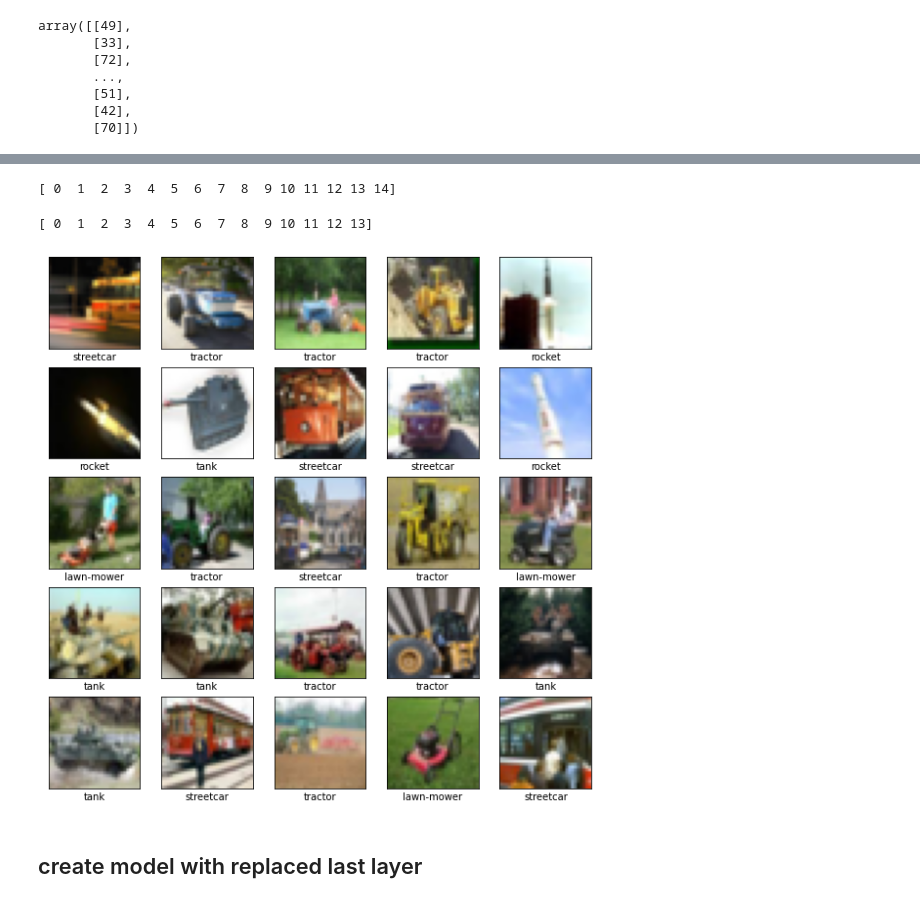
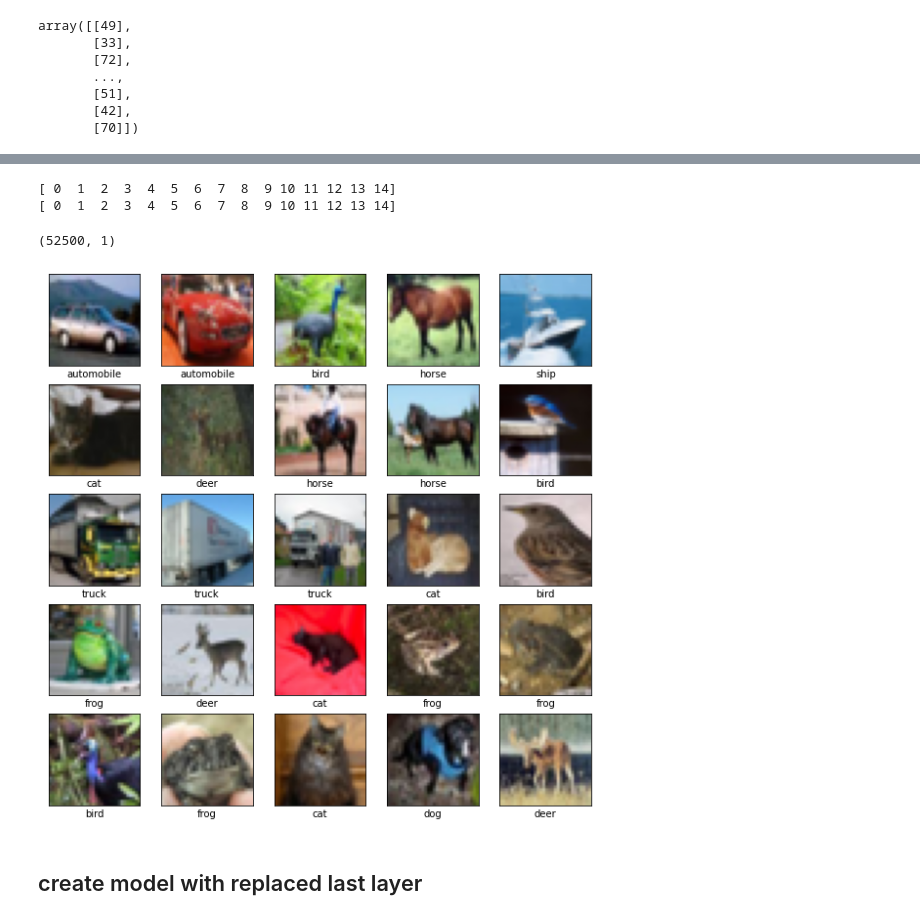
Before and after one commit to ujnomw/neural-networks, a Jupyter notebook: cnn_cifar.ipynb, the cells around one changed output, grey strips where cells are left out. Saved outputs shown, nothing was run; the diff lists cells and outputs as text; code cells hidden in the pictures.

```diff
--- a/cnn_cifar.ipynb
+++ b/cnn_cifar.ipynb
@@ -58,3 +60,7 @@ plt.show()
+# %%
+#split train to train & val
+
+train_images, val_images, train_labels, val_labels = train_test_split(train_images, train_labels, test_size=0.25, random_state=1)
 # %% [markdown]
 # CREATE CNN
 # %%
@@ -159,3 +198,5 @@ test:
 # %%
 from keras.datasets import cifar100
 (train_images100, train_labels100), (test_images100, test_labels100) = cifar100.load_data(label_mode= 'fine')
+# Normalize pixel values to be between 0 and 1
+train_images100, test_images100 = train_images100 / 255.0, test_images100 / 255.0
@@ -309,51 +338,18 @@ for ind in range (len(train_images100)):
         train_imagesAll.append(train_images100[ind])
         train_labelsAll.append(np.array([10+vehicles2.index(class_label)], dtype=np.uint8))
 
-
+for ind in range (len(test_images100)):
+    class_label = test_labels100[ind][0]
+    if class_label in vehicles2:
+        test_imagesAll.append(test_images100[ind])
+        test_labelsAll.append(np.array([10+vehicles2.index(class_label)], dtype=np.uint8))
 print(np.unique(train_labelsAll))
+print(np.unique(test_labelsAll))
 # %% [output]
 [ 0  1  2  3  4  5  6  7  8  9 10 11 12 13 14]
+[ 0  1  2  3  4  5  6  7  8  9 10 11 12 13 14]
-# %%
-for ind in range (len(train_images100)):
-    if train_labels100[ind] == 96 :
-        train_imagesAll.append(train_images100[ind])
-        train_labelsAll.append(np.array([10], dtype=np.uint8))
-    elif train_labels100[ind] == 97 :
-        train_imagesAll.append(train_images100[ind])
-        train_labelsAll.append(np.array([11], dtype=np.uint8))
-    elif train_labels100[ind] == 98 :
-        train_imagesAll.append(train_images100[ind])
-        train_labelsAll.append(np.array([12], dtype=np.uint8))
-    elif train_labels100[ind] == 99 :
-        train_imagesAll.append(train_images100[ind])
-        train_labelsAll.append(np.array([13], dtype=np.uint8))
-    elif train_labels100[ind] == 100 :
-        train_imagesAll.append(train_images100[ind])
-        train_labelsAll.append(np.array([14], dtype=np.uint8))
-
-for ind in range (len(test_images100)):
-    if test_labels100[ind] == 54 :
-        test_imagesAll.append(test_images100[ind])
-        test_labelsAll.append(np.array([10], dtype=np.uint8))
-    elif test_labels100[ind] == 62 :
-        test_imagesAll.append(test_images100[ind])
-        test_labelsAll.append(np.array([11], dtype=np.uint8))
-    elif test_labels100[ind] == 70 :
-        test_imagesAll.append(test_images100[ind])
-        test_labelsAll.append(np.array([12], dtype=np.uint8))
-    elif test_labels100[ind] == 82 :
-        test_imagesAll.append(test_images100[ind])
-        test_labelsAll.append(np.array([13], dtype=np.uint8))
-    elif test_labels100[ind] == 92 :
-        test_imagesAll.append(test_images100[ind])
-        test_labelsAll.append(np.array([14], dtype=np.uint8))
-print(np.unique(train_labelsAll))
-# %% [output]
-[ 0  1  2  3  4  5  6  7  8  9 10 11 12 13]
 # %%
 train_imagesAll = np.array(train_imagesAll)
 train_labelsAll = np.array(train_labelsAll)
 test_imagesAll = np.array(test_imagesAll)
 test_labelsAll = np.array(test_labelsAll)
-# %%
-train_imagesAll, test_imagesAll = train_imagesAll / 255. , test_imagesAll / 255.
@@ -360,21 +360,25 @@ train_imagesAll, test_imagesAll = train_imagesAll / 255. , test_imagesAll / 255.
+# %%
+train_labelsAll.shape
+# %% [output]
+(52500, 1)
 # %%
 class_names = ['airplane', 'automobile', 'bird', 'cat', 'deer',
                'dog', 'frog', 'horse', 'ship', 'truck', 'lawn-mower', 'rocket', 'streetcar', 'tank', 'tractor']
 
 plt.figure(figsize=(10,10))
-n = 50000
+n = 4
 for i in range(25):
     plt.subplot(5,5,i+1)
     plt.xticks([])
     plt.yticks([])
     plt.grid(False)
     plt.imshow(train_imagesAll[n+i])
     # The CIFAR labels happen to be arrays,
     # which is why you need the extra index
     plt.xlabel(class_names[train_labelsAll[n+i][0]])
 plt.show()
 # %% [output]
-[figure, old version]
+[figure, new version]
 # %% [markdown]
 ## create model with replaced last layer
 # %%
```
Also changed, not shown: parts of 21 cells of this notebook, 1 other file.
